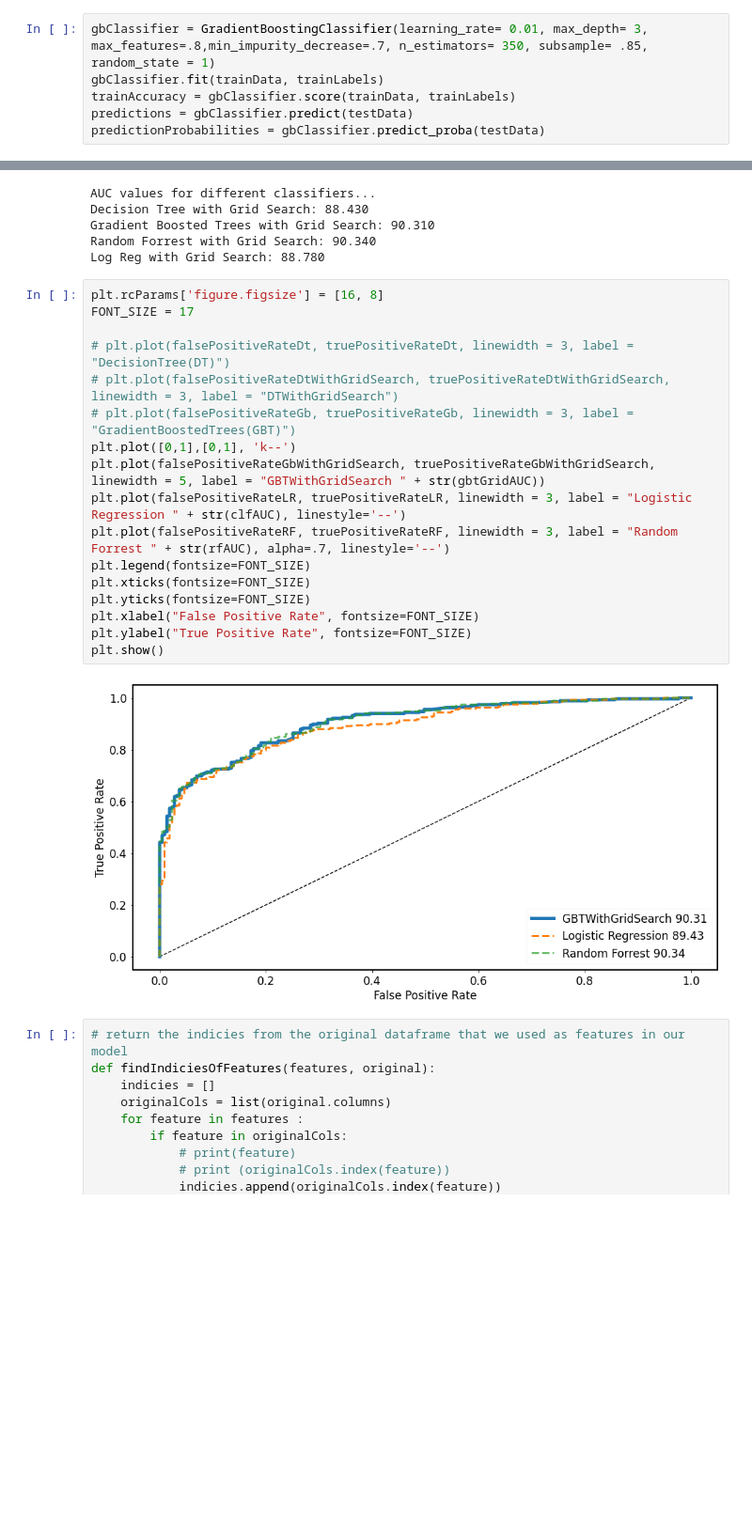
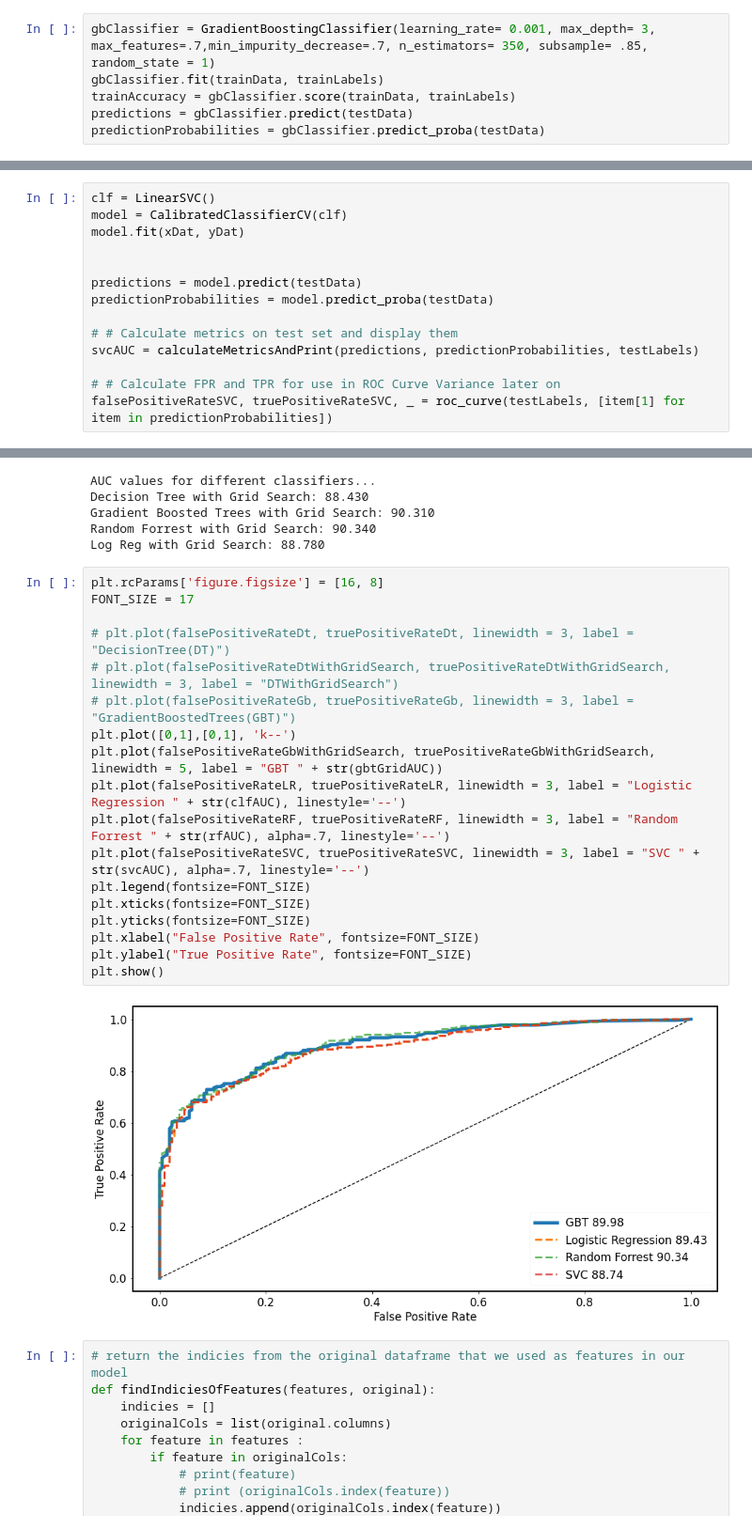
Before and after one commit to greermp/hilton_challenge, a Jupyter notebook: Working.ipynb, the cells around one changed output, grey strips where cells are left out. Shown at 94% size. Saved outputs shown, nothing was run; the diff lists cells and outputs as text; blank space fills up the shorter version.

```diff
--- a/Working.ipynb
+++ b/Working.ipynb
@@ -637,7 +637,7 @@ if (False) :
     # predictionProbabilities = gbClassifierWithGridSearch.predict_proba(testData) # This will give prediction probabilities for both labels e.g [0.3, 0.7] meaning 0.3 probability for 0 and 0.7 for 1.
     print("Best Parameters are: ", gbClassifierWithGridSearch.best_params_)
 # %%
-gbClassifier = GradientBoostingClassifier(learning_rate= 0.01, max_depth= 3, max_features=.8,min_impurity_decrease=.7, n_estimators= 350, subsample= .85, random_state = 1)
+gbClassifier = GradientBoostingClassifier(learning_rate= 0.001, max_depth= 3, max_features=.7,min_impurity_decrease=.7, n_estimators= 350, subsample= .85, random_state = 1)
 gbClassifier.fit(trainData, trainLabels)
 trainAccuracy = gbClassifier.score(trainData, trainLabels)
 predictions = gbClassifier.predict(testData)
@@ -799,0 +809,14 @@ AUC Score: 88.78
+# %%
+clf = LinearSVC()
+model = CalibratedClassifierCV(clf)
+model.fit(xDat, yDat)
+
+
+predictions = model.predict(testData)
+predictionProbabilities = model.predict_proba(testData)
+
+# # Calculate metrics on test set and display them
+svcAUC = calculateMetricsAndPrint(predictions, predictionProbabilities, testLabels)
+
+# # Calculate FPR and TPR for use in ROC Curve Variance later on
+falsePositiveRateSVC, truePositiveRateSVC, _ = roc_curve(testLabels, [item[1] for item in predictionProbabilities])
@@ -811,22 +842,23 @@ Log Reg with Grid Search: 88.780
 # %%
 plt.rcParams['figure.figsize'] = [16, 8]
 FONT_SIZE = 17
 
 # plt.plot(falsePositiveRateDt, truePositiveRateDt, linewidth = 3, label = "DecisionTree(DT)")
 # plt.plot(falsePositiveRateDtWithGridSearch, truePositiveRateDtWithGridSearch, linewidth = 3, label = "DTWithGridSearch")
 # plt.plot(falsePositiveRateGb, truePositiveRateGb, linewidth = 3, label = "GradientBoostedTrees(GBT)")
 plt.plot([0,1],[0,1], 'k--')
-plt.plot(falsePositiveRateGbWithGridSearch, truePositiveRateGbWithGridSearch, linewidth = 5, label = "GBTWithGridSearch " + str(gbtGridAUC))
+plt.plot(falsePositiveRateGbWithGridSearch, truePositiveRateGbWithGridSearch, linewidth = 5, label = "GBT " + str(gbtGridAUC))
 plt.plot(falsePositiveRateLR, truePositiveRateLR, linewidth = 3, label = "Logistic Regression " + str(clfAUC), linestyle='--')
 plt.plot(falsePositiveRateRF, truePositiveRateRF, linewidth = 3, label = "Random Forrest " + str(rfAUC), alpha=.7, linestyle='--')
+plt.plot(falsePositiveRateSVC, truePositiveRateSVC, linewidth = 3, label = "SVC " + str(svcAUC), alpha=.7, linestyle='--')
 plt.legend(fontsize=FONT_SIZE)
 plt.xticks(fontsize=FONT_SIZE)
 plt.yticks(fontsize=FONT_SIZE)
 plt.xlabel("False Positive Rate", fontsize=FONT_SIZE)
 plt.ylabel("True Positive Rate", fontsize=FONT_SIZE)
 plt.show()
 # %% [output]
-[figure, old version]
+[figure, new version]
 # %%
 # return the indicies from the original dataframe that we used as features in our model
 def findIndiciesOfFeatures(features, original):
```
Also changed, not shown: parts of 5 cells of this notebook.
